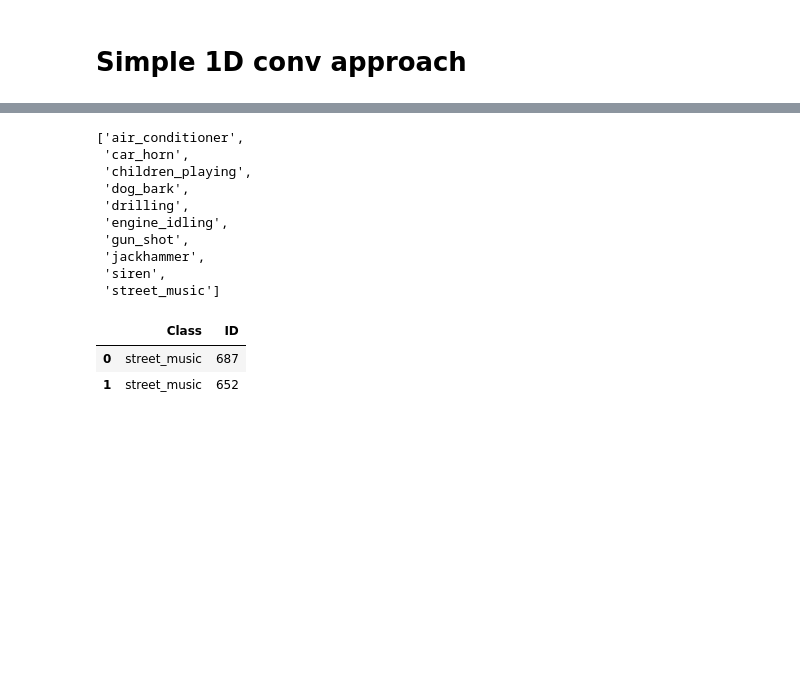
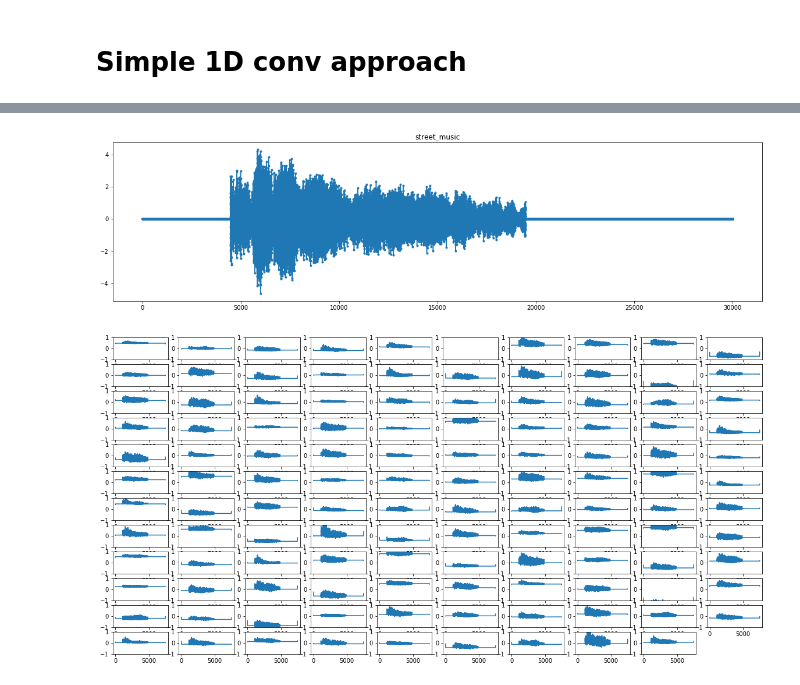
Before and after one commit to jacosol/UrbanSoundClassification, a Jupyter notebook: IpythonNotebooks/DatasetHandsOn.ipynb, the cells around one changed output, grey strips where cells are left out. Saved outputs shown, nothing was run; the diff lists cells and outputs as text; code cells hidden in the pictures; blank space fills up the shorter version.

```diff
--- a/IpythonNotebooks/DatasetHandsOn.ipynb
+++ b/IpythonNotebooks/DatasetHandsOn.ipynb
@@ -282,0 +485,20 @@ model = Classifier1D()
+# %%
+# load the trained "Classifier1D" model and dataloaders
+os.chdir(r'C:\Users\Copo\source\repos\UrbanSoundClassification\Source\\')
+import Classifier1D
+from UrbanSoundDataset_aug import *
+loadpath = r'C:\Users\Copo\source\repos\UrbanSoundClassification\trainings\Fri_Feb_22_180608_2019_1DCNN_3layers_shorteersmaples'
+model_full = torch.load(os.path.join(savepath,'model_epoch_0.pt'))
+
+test_idx = np.load(os.path.join(loadpath, 'test_idx.npy'))
+
+trainpath = r'C:\\Users\\Copo\\source\\repos\\UrbanSoundClassification\\Data\\train'
+DS = UrbanSoundDataset_aug(trainpath, None, 'train')
+
+batch_size = 10
+test_sampler = SubsetRandomSampler(test_idx)
+test_loader = DataLoader(DS, batch_size=batch_size,
+                          drop_last=True, sampler=test_sampler)
+# %%
+# truncate the model until before the Fully Connected layers
+model_truncated = nn.Sequential(nn.Sequential(*list( model_full.children())[:-3]))
@@ -283,3 +517,2 @@ model = Classifier1D()
 # %%
-sample, label = next(iter(train_loader))
-model(sample)
+sample, label = next(iter(test_loader))
@@ -422,13 +518,0 @@ root.destroy()
-# %%
-classes
-# %% [output]
-['air_conditioner',
- 'car_horn',
- 'children_playing',
- 'dog_bark',
- 'drilling',
- 'engine_idling',
- 'gun_shot',
- 'jackhammer',
- 'siren',
- 'street_music']
@@ -440,6 +519,18 @@ submission = submission.append({'Class' : classes[np.random.randint(0,10)],'ID'
-# %%
-submission
-# %% [output]
-|  | Class | ID |
-| 0 | street_music | 687 |
-| 1 | street_music | 652 |
+# %%
+out = model_truncated(sample.cpu()).detach().numpy()
+# %%
+# for a given sample plot the (processed) sample itself and each of the 64 slices of the last convolutional hidden layer
+ind = 4
+ff = plt.figure(figsize=(20,5))
+plt.plot(sample[ind][0].numpy(),'.-')
+plt.title(classes[ind])
+f = plt.figure(figsize=(20,10))
+
+for i in range(1,out.shape[1]-8):
+    f.add_subplot(12,10,i)
+    plt.plot(out[ind][i-1])
+    plt.ylim([-1,1])
+plt.show()
+# %% [output]
+[figure, added]
+[figure, added]
```
Also changed, not shown: parts of 46 cells of this notebook, 7 other files.
